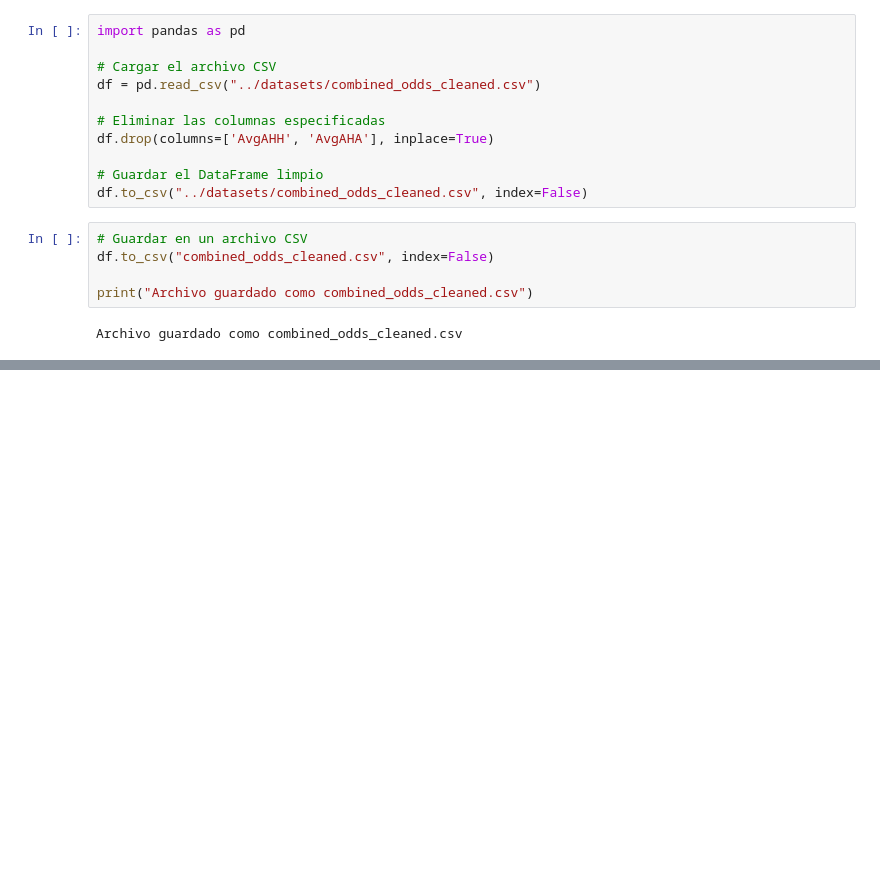
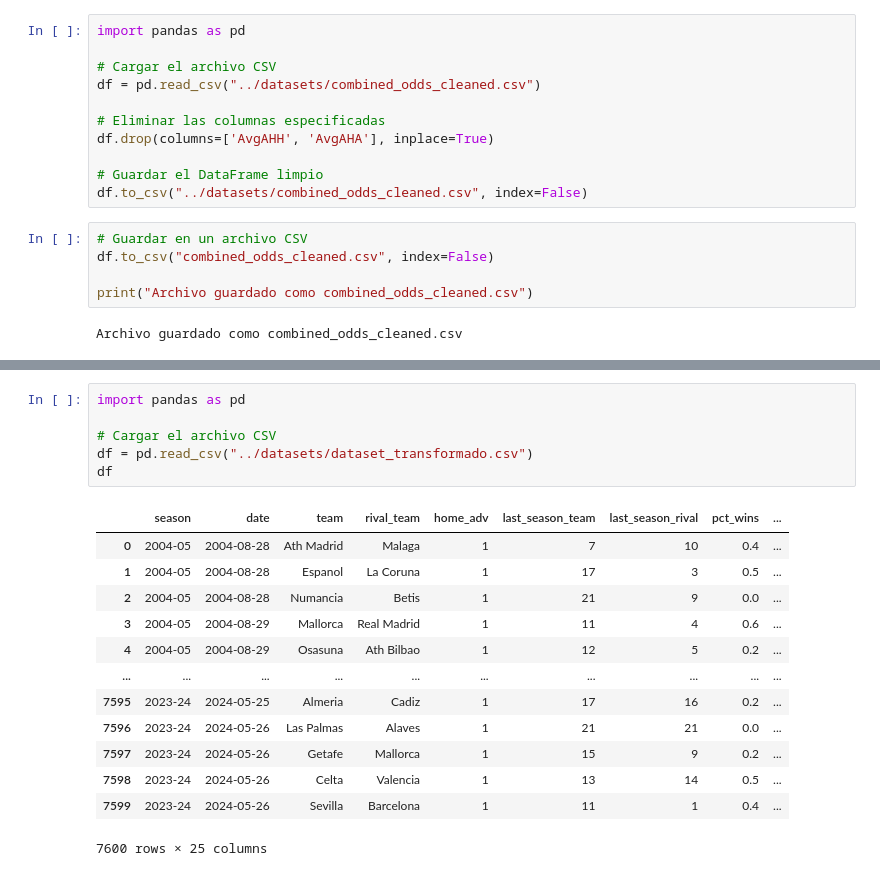
Before and after one commit to anaigs/tfg_maco_github, a Jupyter notebook: code/data_cleaning/1-clean_dataset.ipynb, the cells around one changed output, grey strips where cells are left out. Drawn from its saved outputs; the diff is of its cells as text; blank space fills up the shorter version.

```diff
--- a/code/data_cleaning/1-clean_dataset.ipynb
+++ b/code/data_cleaning/1-clean_dataset.ipynb
@@ -286,0 +307,20 @@ Archivo guardado como combined_odds_cleaned.csv
+# %%
+import pandas as pd
+
+# Cargar el archivo CSV
+df = pd.read_csv("../datasets/dataset_transformado.csv")
+df
+# %% [output]
+|  | season | date | team | rival_team | home_adv | last_season_team | last_season_rival | pct_wins | ... |
+| 0 | 2004-05 | 2004-08-28 | Ath Madrid | Malaga | 1 | 7 | 10 | 0.4 | ... |
+| 1 | 2004-05 | 2004-08-28 | Espanol | La Coruna | 1 | 17 | 3 | 0.5 | ... |
+| 2 | 2004-05 | 2004-08-28 | Numancia | Betis | 1 | 21 | 9 | 0.0 | ... |
+| 3 | 2004-05 | 2004-08-29 | Mallorca | Real Madrid | 1 | 11 | 4 | 0.6 | ... |
+| 4 | 2004-05 | 2004-08-29 | Osasuna | Ath Bilbao | 1 | 12 | 5 | 0.2 | ... |
+| ... | ... | ... | ... | ... | ... | ... | ... | ... | ... |
+| 7595 | 2023-24 | 2024-05-25 | Almeria | Cadiz | 1 | 17 | 16 | 0.2 | ... |
+| 7596 | 2023-24 | 2024-05-26 | Las Palmas | Alaves | 1 | 21 | 21 | 0.0 | ... |
+| 7597 | 2023-24 | 2024-05-26 | Getafe | Mallorca | 1 | 15 | 9 | 0.2 | ... |
+| 7598 | 2023-24 | 2024-05-26 | Celta | Valencia | 1 | 13 | 14 | 0.5 | ... |
+| 7599 | 2023-24 | 2024-05-26 | Sevilla | Barcelona | 1 | 11 | 1 | 0.4 | ... |
+7600 rows × 25 columns
```
Also changed, not shown: parts of 4 cells of this notebook, 1 other file.
